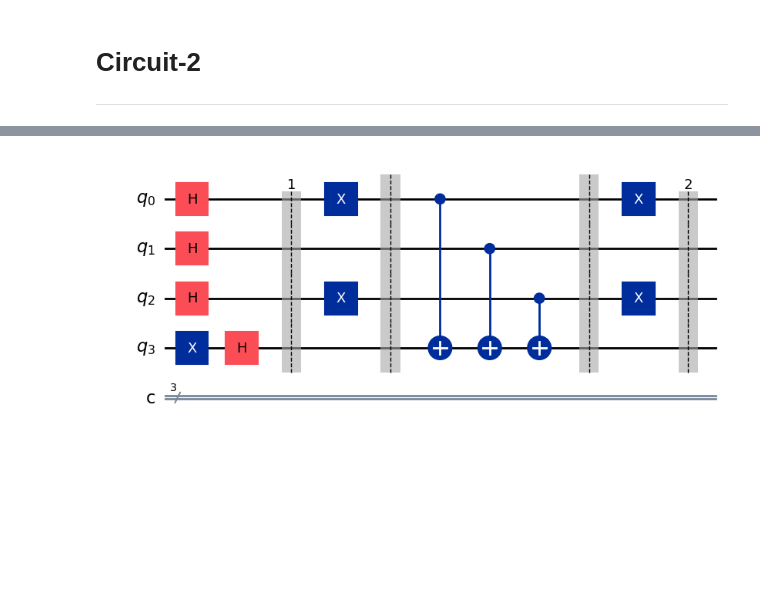
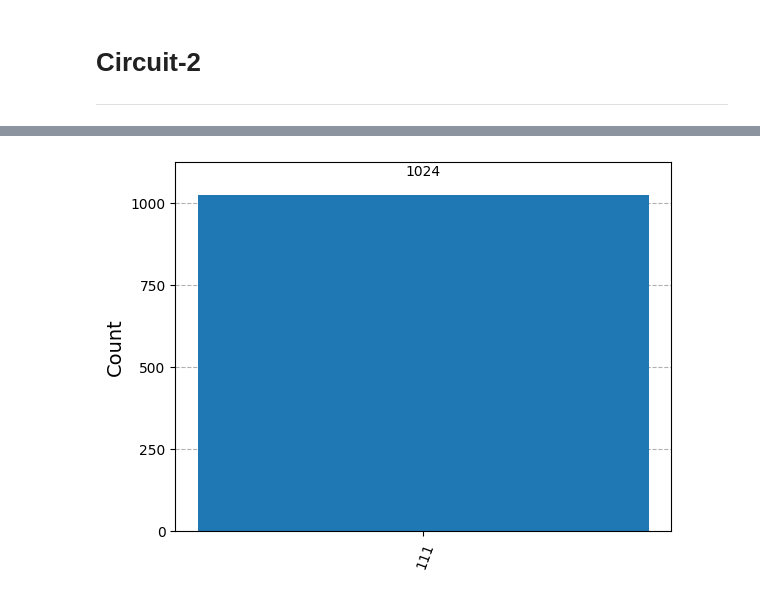
Before and after one commit to steventohme/CP400, a Jupyter notebook: Assignment1.ipynb, the cells around one changed output, grey strips where cells are left out. Cells and saved outputs as stored; diff of their text form; code cells hidden in the pictures; blank space fills up the shorter version.

```diff
--- a/Assignment1.ipynb
+++ b/Assignment1.ipynb
@@ -67,18 +108,8 @@ dj_circuit.draw('mpl')
-# %%
-dj_circuit = QuantumCircuit(n+1, n)
-
-# Apply H-gates
-for qubit in range(n):
-    dj_circuit.h(qubit)
-
-# Put qubit in state |->
-dj_circuit.x(n)
-dj_circuit.h(n)
-dj_circuit.barrier(label="1")
-
-# Add oracle
-dj_circuit = dj_circuit.compose(balanced_oracle)
-dj_circuit.barrier(label="2")
-dj_circuit.draw('mpl')
-# %% [output]
-[figure, removed]
+# %%
+aer_sim = AerSimulator()
+results = aer_sim.run(dj_circuit).result()
+answer = results.get_counts()
+
+plot_histogram(answer)
+# %% [output]
+[figure, added]
```
Also changed, not shown: parts of 7 cells of this notebook, 2 other files.
